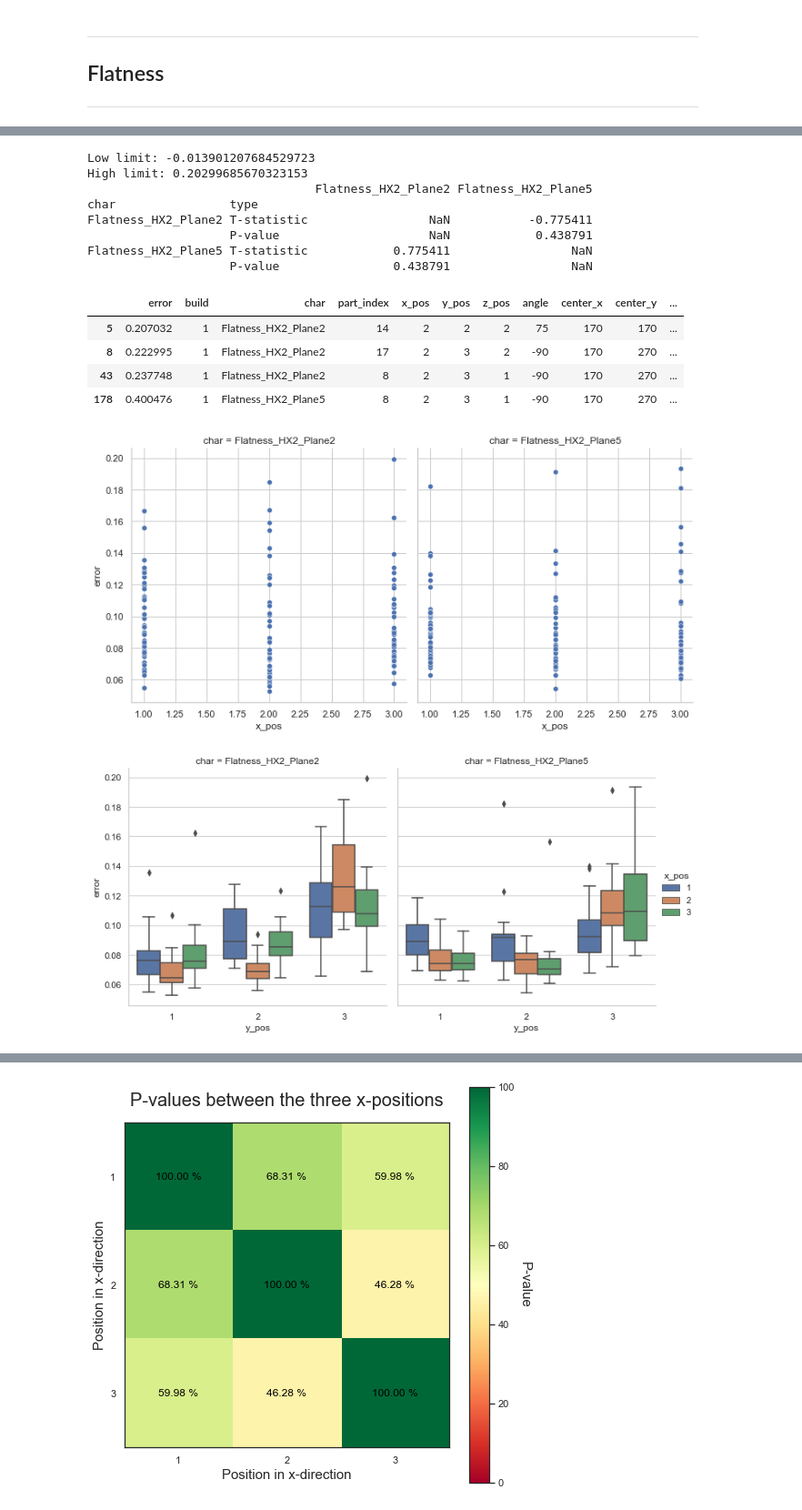
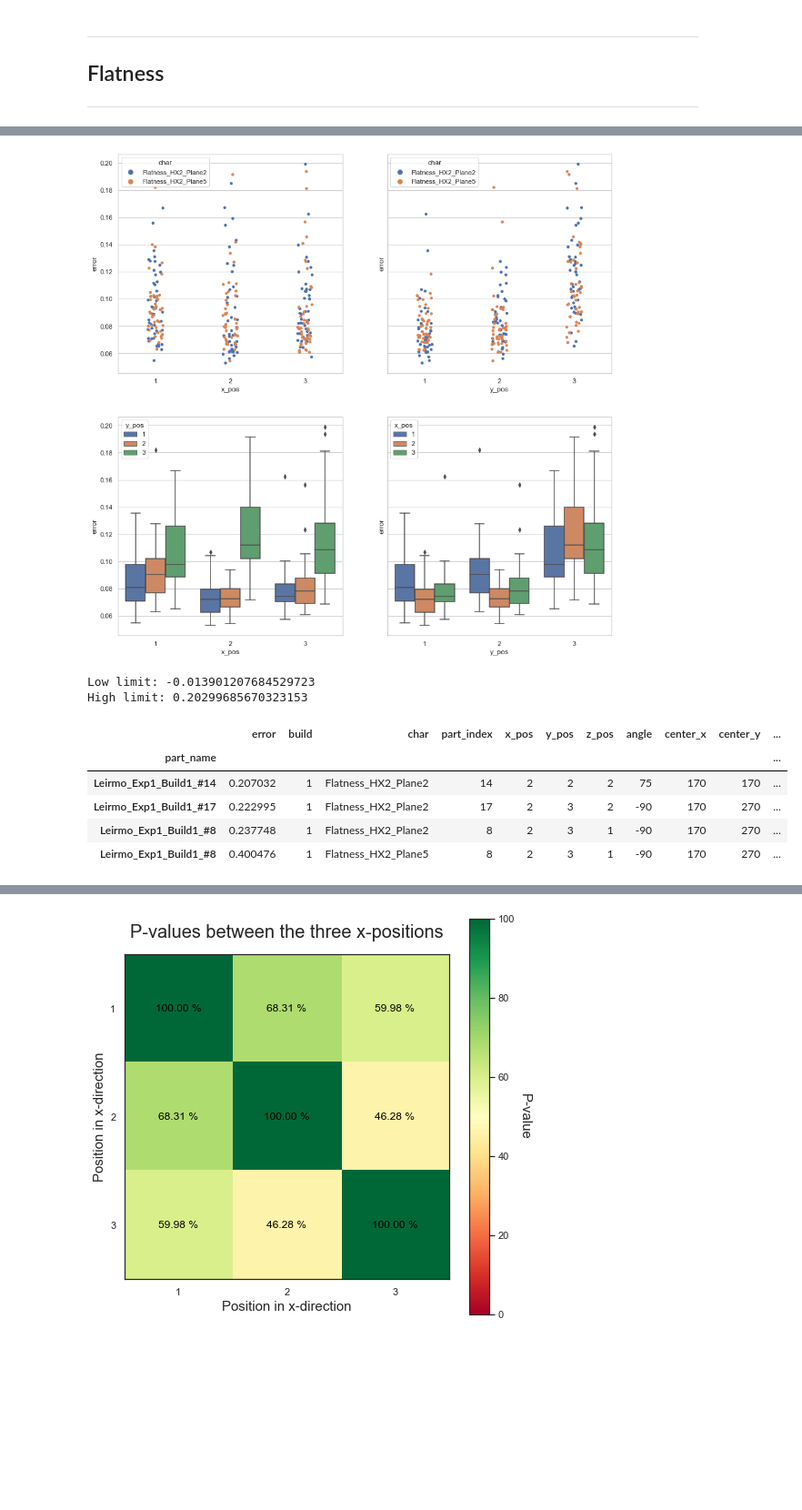
Before and after one commit to TheThorb/Leirmo_Exp1_Publication1, a Jupyter notebook: xy_variations.ipynb, the cells around one changed output, grey strips where cells are left out. Shown at 91% size. Cells and saved outputs as stored; diff of their text form; code cells hidden in the pictures; blank space fills up the shorter version.

Commit message:
End-of-day Oct 16th
Add investifgation of planes 2 and 5 of HX2

```diff
--- a/xy_variations.ipynb
+++ b/xy_variations.ipynb
@@ -43,6 +44,13 @@ char_dict = func.make_char_dict()
 
 ## Cylindricity
 # %%
+"""
+Compare the cylindricity errors of all positions.
+This study is incapable of isolating the effect of the position, and is therefore rendered invalid.
+However, the study demonstrates that position and/or orientation has an effect on cylindricity.
+
+"""
+
 ## Prepare data
 # List of characteristics
 chars = ['Cylindricity_Cyl_4mm_Pos',\
@@ -115,7 +123,7 @@ for z in range(1,6):
     axs[i, j].set_ylabel("y-position", fontsize=12)
 
     cbar = axs[i, j].figure.colorbar(im, ax=axs[i, j])
-    cbar.ax.set_ylabel("Mean error", rotation=-90, va="bottom", fontsize=15)
+    cbar.ax.set_ylabel("Mean error", rotation=-90, va="bottom", fontsize=12)
 
 # Prepare data for a 'total'-plot
 for y in range(1,4):
@@ -148,7 +156,7 @@ axs[0, 0].set_ylabel("y-position", fontsize=12)
 
 
 cbar = axs[0, 0].figure.colorbar(im, ax=axs[0, 0])
-cbar.ax.set_ylabel("Mean error", rotation=-90, va="bottom", fontsize=15)
+cbar.ax.set_ylabel("Mean error", rotation=-90, va="bottom", fontsize=12)
 
 
 plt.show()
@@ -236,7 +244,7 @@ for z in range(1,6):
     axs[i, j].set_ylabel("y-position", fontsize=12)
 
     cbar = axs[i, j].figure.colorbar(im, ax=axs[i, j])
-    cbar.ax.set_ylabel("Mean error", rotation=-90, va="bottom", fontsize=15)
+    cbar.ax.set_ylabel("Mean error", rotation=-90, va="bottom", fontsize=12)
 
 # Prepare data for a 'total'-plot
 for y in range(1,4):
@@ -269,7 +277,7 @@ axs[0, 0].set_ylabel("y-position", fontsize=12)
 
 
 cbar = axs[0, 0].figure.colorbar(im, ax=axs[0, 0])
-cbar.ax.set_ylabel("Mean error", rotation=-90, va="bottom", fontsize=15)
+cbar.ax.set_ylabel("Mean error", rotation=-90, va="bottom", fontsize=12)
 
 
 plt.show()
@@ -300,6 +286,6 @@ df_new.plot.scatter(x='z_pos', y='error')
 # %%
 """
-Compare flatness of vertical planes at different positions in the xy-plane
+Compare flatness and variation of vertical planes at different positions in the xy-plane
 
 """
 
@@ -307,54 +293,59 @@ Compare flatness of vertical planes at different positions in the xy-plane
 # List of characteristics
 chars = ['Flatness_HX2_Plane2', 'Flatness_HX2_Plane5']
 
+# Initiate list of dataframes
+dfs = []
+
 # Retrieve the characteristics from the dictionary
-df1 = char_dict['Flatness_HX2_Plane2']
-df1.insert(loc=2, column='char', value='Flatness_HX2_Plane2')
+for char, i in zip(chars, range(len(chars))):
+    dfs.append(char_dict[char])
 
-df2 = char_dict['Flatness_HX2_Plane5']
-df2.insert(loc=2, column='char', value='Flatness_HX2_Plane5')
+    # Add column of characteristic name (if not allready there)
+    if 'char' not in dfs[i].columns:
+        dfs[i].insert(loc=2, column='char', value=char)
 
 # Concatinate dataframes
 df = pd.concat([df1, df2])
 
 
 ## Filter data
-# Remove outliers
+# Calculate standard deviation
 std = df['error'].std()
 
+# Define upper and lower limits (mean +/- 3 standard deviations)
 hi_lim = df['error'].mean() + (3*std)
 lo_lim = df['error'].mean() - (3*std)
 
+# Filter dataframe to only include values between the limits
 df_filtered = df[(df['error'] < hi_lim) & (df['error'] > lo_lim)]
-
-df_removed = pd.merge(df, df_filtered, how='outer', indicator=True).query('_merge == "left_only"').drop(columns=['_merge'])
+df_removed = df[(df['error'] > hi_lim) | (df['error'] < lo_lim)]
 
 
 ## Create figure
 sns.set_theme(style="whitegrid")
 
-g = sns.relplot(data=df_filtered, x='x_pos', y='error', col='char')
+fig, axes = plt.subplots(nrows=2, ncols=2, figsize=(15,15), sharey=True)
+
+sns.stripplot(ax=axes[0, 0], data=df_filtered, x='x_pos', y='error', hue='char')
+sns.stripplot(ax=axes[0, 1], data=df_filtered, x='y_pos', y='error', hue='char')
+
+sns.boxplot(ax=axes[1, 0], x='x_pos', y='error', hue='y_pos', data=df_filtered)
+sns.boxplot(ax=axes[1, 1], x='y_pos', y='error', hue='x_pos', data=df_filtered)
+
+plt.show()
 
 print("Low limit: {}\nHigh limit: {}".format(lo_lim, hi_lim))
-print(func.my_t_test(df_filtered, par='char'))
+
+
 
 df_removed.head()
 # %% [output]
+[figure, new version]
 Low limit: -0.013901207684529723
 High limit: 0.20299685670323153
-                                Flatness_HX2_Plane2 Flatness_HX2_Plane5
-char                type
-Flatness_HX2_Plane2 T-statistic                 NaN           -0.775411
-                    P-value                     NaN            0.438791
-Flatness_HX2_Plane5 T-statistic            0.775411                 NaN
-                    P-value                0.438791                 NaN
 |  | error | build | char | part_index | x_pos | y_pos | z_pos | angle | center_x | center_y | ... |
-| 5 | 0.207032 | 1 | Flatness_HX2_Plane2 | 14 | 2 | 2 | 2 | 75 | 170 | 170 | ... |
-| 8 | 0.222995 | 1 | Flatness_HX2_Plane2 | 17 | 2 | 3 | 2 | -90 | 170 | 270 | ... |
-| 43 | 0.237748 | 1 | Flatness_HX2_Plane2 | 8 | 2 | 3 | 1 | -90 | 170 | 270 | ... |
-| 178 | 0.400476 | 1 | Flatness_HX2_Plane5 | 8 | 2 | 3 | 1 | -90 | 170 | 270 | ... |
+| part_name |  |  |  |  |  |  |  |  |  |  | ... |
+| Leirmo_Exp1_Build1_#14 | 0.207032 | 1 | Flatness_HX2_Plane2 | 14 | 2 | 2 | 2 | 75 | 170 | 170 | ... |
+| Leirmo_Exp1_Build1_#17 | 0.222995 | 1 | Flatness_HX2_Plane2 | 17 | 2 | 3 | 2 | -90 | 170 | 270 | ... |
+| Leirmo_Exp1_Build1_#8 | 0.237748 | 1 | Flatness_HX2_Plane2 | 8 | 2 | 3 | 1 | -90 | 170 | 270 | ... |
+| Leirmo_Exp1_Build1_#8 | 0.400476 | 1 | Flatness_HX2_Plane5 | 8 | 2 | 3 | 1 | -90 | 170 | 270 | ... |
-[figure, old version]
-# %%
-ax = sns.catplot(x='y_pos', y='error', hue='x_pos', col='char', data=df_filtered, kind='box')
-# %% [output]
-[figure, removed]
```
Also changed, not shown: parts of 7 cells of this notebook.
